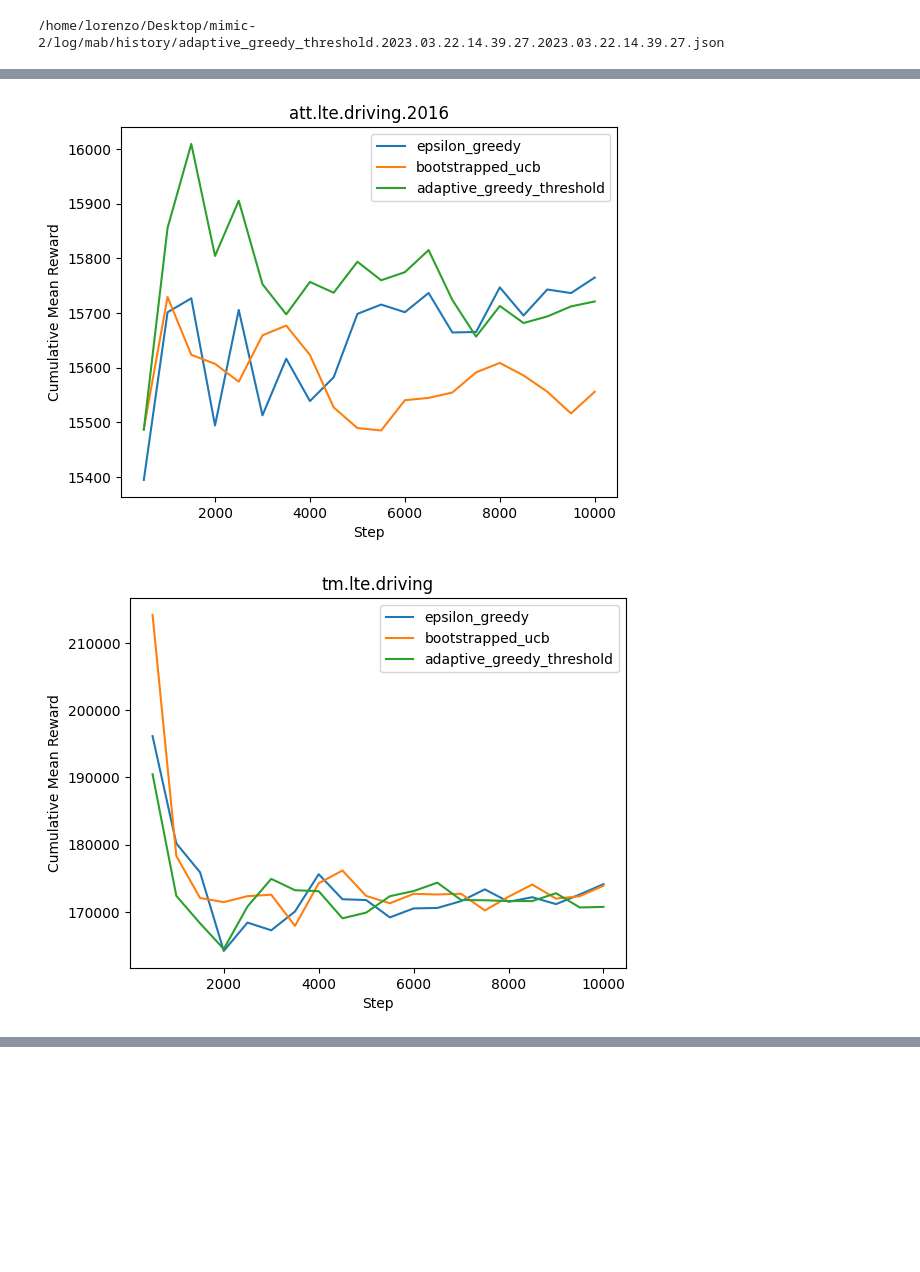
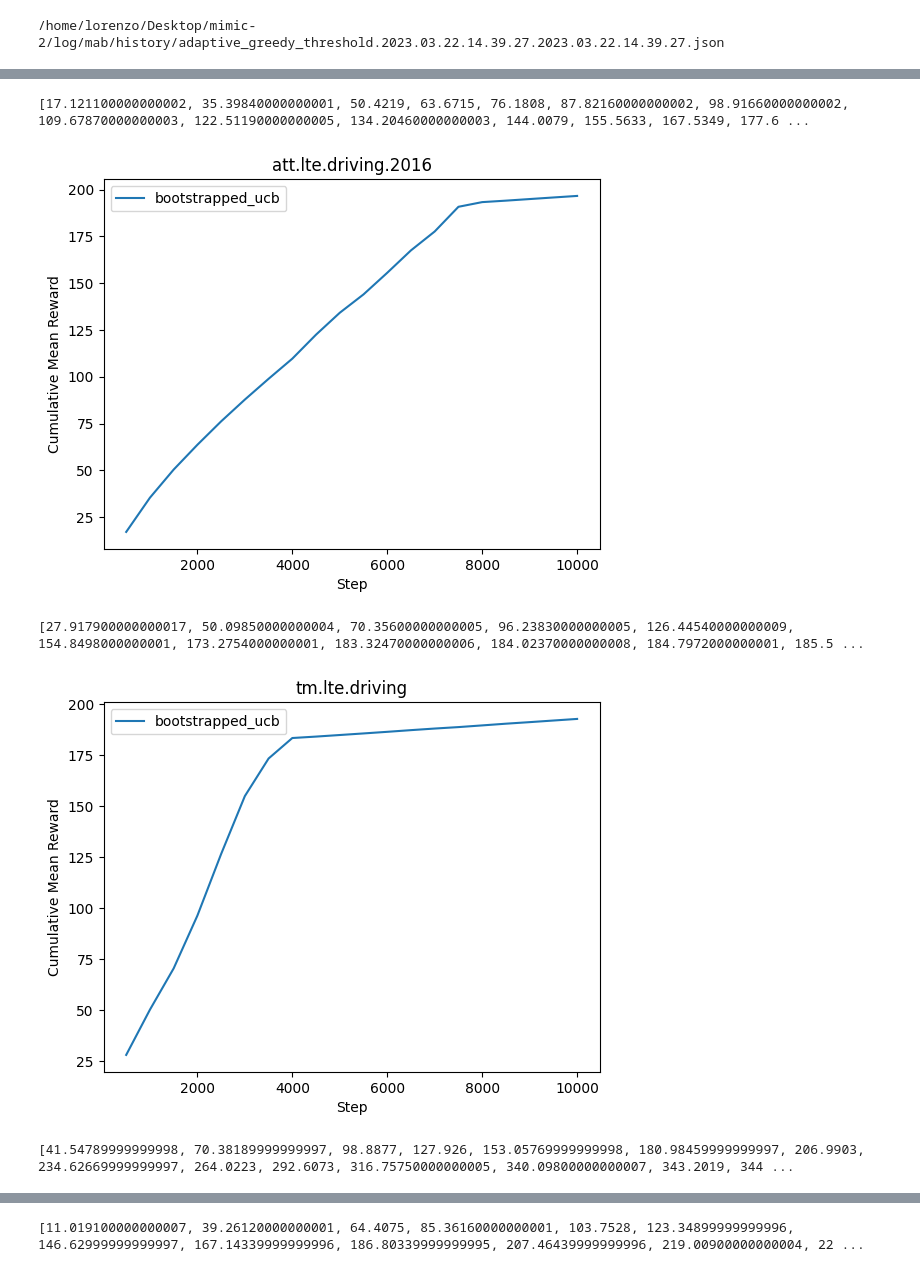
Before and after one commit to lorepap/mutant, a Jupyter notebook: analysis/notebook/cumulative_mean_reward_training.ipynb, the cells around one changed output, grey strips where cells are left out. Drawn from its saved outputs; the diff is of its cells as text; code cells hidden in the pictures; blank space fills up the shorter version.

```diff
--- a/analysis/notebook/cumulative_mean_reward_training.ipynb
+++ b/analysis/notebook/cumulative_mean_reward_training.ipynb
@@ -73,8 +94,10 @@ from collections import defaultdict
 # Group entries by trace key
 grouped_dict = defaultdict(list)
 for key, value in models_dict.items():
-    trace_key = key[1]
-    grouped_dict[trace_key].append(value)
+    # Remove this line to plot all the policies
+    if key[0] == "bootstrapped_ucb":
+        trace_key = key[1]
+        grouped_dict[trace_key].append(value)
 
 # Loop over traces and plot episode reward for each model
 for trace_key, file_paths in grouped_dict.items():
@@ -85,7 +108,8 @@ for trace_key, file_paths in grouped_dict.items():
             model_name = file_path.split('/')[-1].split('.')[0]
             rewards = data['episode_reward']
             steps =  data["nb_steps"]
-            episode_rewards = [sum(rewards[:i+1])/steps[i] for i in range(len(rewards))]
+            episode_rewards = [sum(rewards[:i+1]) for i in range(len(rewards))]
+            print(episode_rewards)
             ax.plot(steps, episode_rewards, label=model_name)
     ax.set_xlabel('Step')
     ax.set_ylabel('Cumulative Mean Reward')
@@ -97,2 +122,5 @@ for trace_key, file_paths in grouped_dict.items():
+[17.121100000000002, 35.39840000000001, 50.4219, 63.6715, 76.1808, 87.82160000000002, 98.91660000000002, 109.67870000000003, 122.51190000000005, 134.20460000000003, 144.0079, 155.5633, 167.5349, 177.6 ...
-[figure, old version]
+[figure, new version]
+[27.917900000000017, 50.09850000000004, 70.35600000000005, 96.23830000000005, 126.44540000000009, 154.8498000000001, 173.2754000000001, 183.32470000000006, 184.02370000000008, 184.7972000000001, 185.5 ...
-[figure, old version]
+[figure, new version]
+[41.54789999999998, 70.38189999999997, 98.8877, 127.926, 153.05769999999998, 180.98459999999997, 206.9903, 234.62669999999997, 264.0223, 292.6073, 316.75750000000005, 340.09800000000007, 343.2019, 344 ...
@@ -99,0 +128 @@ for trace_key, file_paths in grouped_dict.items():
+[11.019100000000007, 39.26120000000001, 64.4075, 85.36160000000001, 103.7528, 123.34899999999996, 146.62999999999997, 167.14339999999996, 186.80339999999995, 207.46439999999996, 219.00900000000004, 22 ...
```
Also changed, not shown: parts of 3 cells of this notebook, 25 other files.
